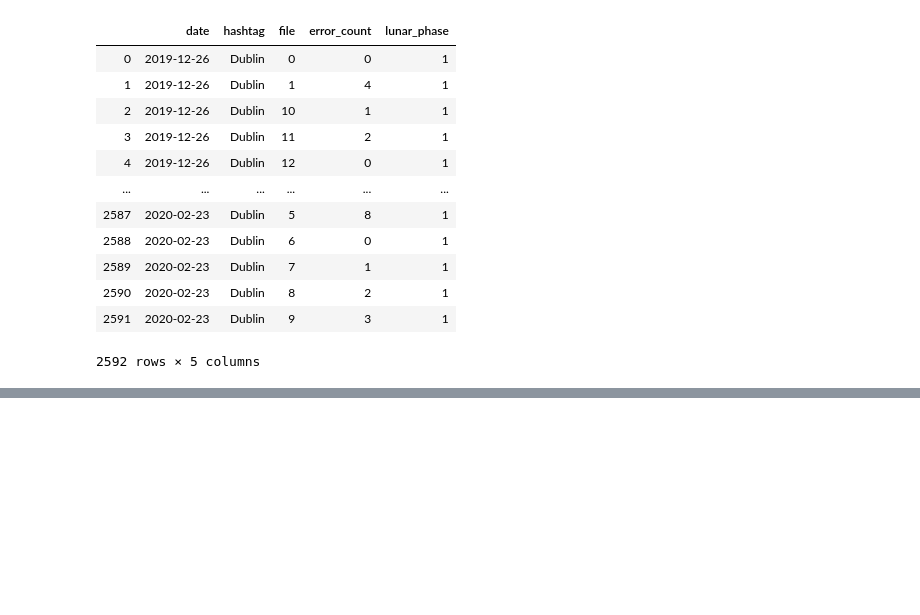
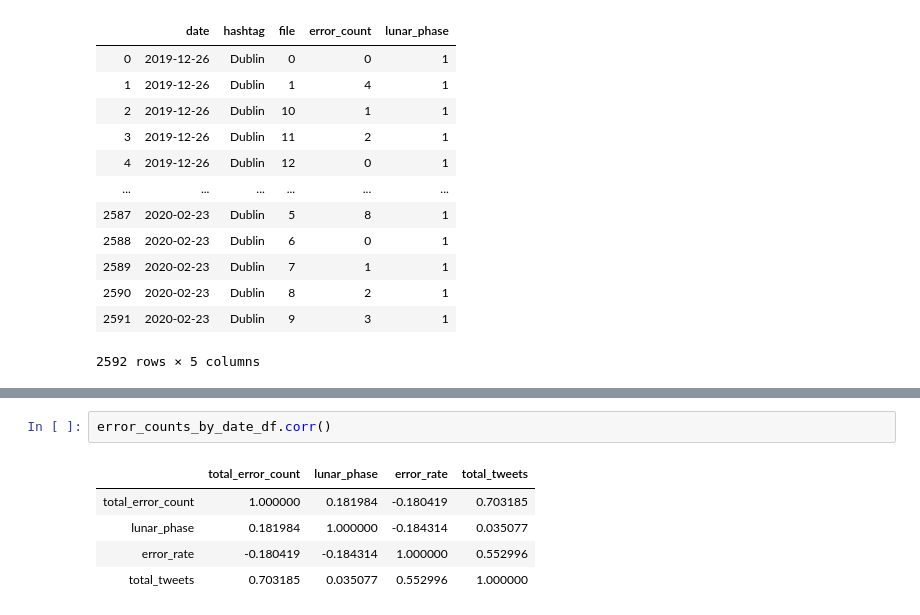
Before and after one commit to thededlier/text-analytics-twitter-corpus, a Jupyter notebook: EDA.ipynb, the cells around one changed output, grey strips where cells are left out. Cells and saved outputs as stored; diff of their text form; blank space fills up the shorter version.

```diff
--- a/EDA.ipynb
+++ b/EDA.ipynb
@@ -105,0 +115,8 @@ fig.show()
+# %%
+error_counts_by_date_df.corr()
+# %% [output]
+|  | total_error_count | lunar_phase | error_rate | total_tweets |
+| total_error_count | 1.000000 | 0.181984 | -0.180419 | 0.703185 |
+| lunar_phase | 0.181984 | 1.000000 | -0.184314 | 0.035077 |
+| error_rate | -0.180419 | -0.184314 | 1.000000 | 0.552996 |
+| total_tweets | 0.703185 | 0.035077 | 0.552996 | 1.000000 |
```
Also changed, not shown: parts of 3 cells of this notebook.
